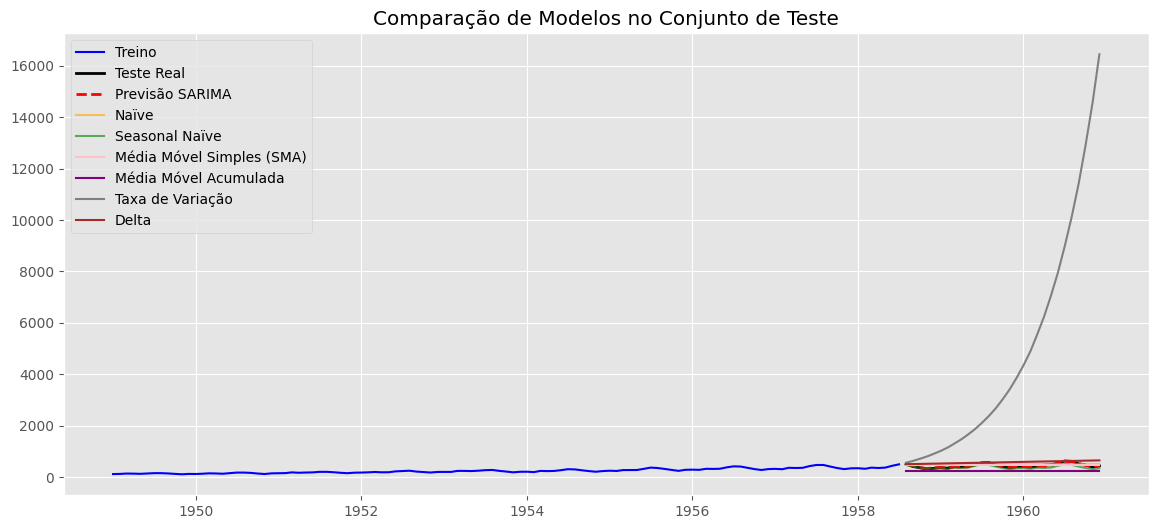
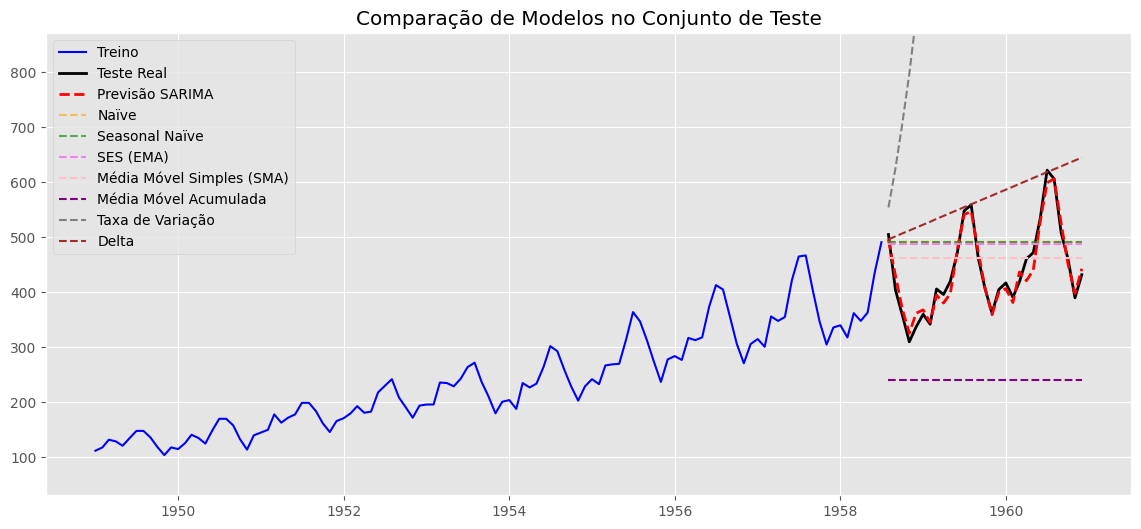
The notebook cell's code change between the first figure and the second:
--- before
+++ after
@@ -15,14 +15,19 @@
 
 # Gráfico
+y_max = test['value'].values.max() * 1.40
+y_min = test['value'].values.min() * 0.10
+
 plt.figure(figsize=(14, 6))
 plt.plot(train.index, train['value'], label='Treino', color='blue')
 plt.plot(test.index, test['value'], label='Teste Real', color='black', linewidth=2)
 plt.plot(test_sarima.index, test_sarima['pred_sarima'], label='Previsão SARIMA', color='red', linestyle='--', linewidth=2)
-plt.plot(test_naive.index, test_naive['pred_naive'], label='Naïve', color='orange', alpha=0.6)
-plt.plot(test_snaive.index, test_snaive['pred_snaive'], label='Seasonal Naïve', color='green', alpha=0.6)
-plt.plot(test_snaive.index, test_sma['pred_sma'], label='Média Móvel Simples (SMA)', color='pink')
-plt.plot(test_snaive.index, test_media_acum['pred_media_acum'], label='Média Móvel Acumulada', color='purple')
-plt.plot(test_snaive.index, test_taxa_var['pred_taxa_var'], label='Taxa de Variação', color='gray')
-plt.plot(test_snaive.index, test_delta['pred_delta'], label='Delta', color='brown')
+plt.plot(test_naive.index, test_naive['pred_naive'], label='Naïve', color='orange', alpha=0.6, linestyle='--')
+plt.plot(test_snaive.index, test_snaive['pred_snaive'], label='Seasonal Naïve', color='green', alpha=0.6, linestyle='--')
+plt.plot(test_ses.index, test_ses['pred_ses'], label='SES (EMA)', color='violet', linestyle='--')
+plt.plot(test_sma.index, test_sma['pred_sma'], label='Média Móvel Simples (SMA)', color='pink', linestyle='--')
+plt.plot(test_media_acum.index, test_media_acum['pred_media_acum'], label='Média Móvel Acumulada', color='purple', linestyle='--')
+plt.plot(test_taxa_var.index, test_taxa_var['pred_taxa_var'], label='Taxa de Variação', color='gray', linestyle='--')
+plt.plot(test_delta.index, test_delta['pred_delta'], label='Delta', color='brown', linestyle='--')
+plt.ylim(y_min, y_max)
 plt.title('Comparação de Modelos no Conjunto de Teste')
 plt.legend()

Commit: Ajustando a plotagem dos gráficos - base models